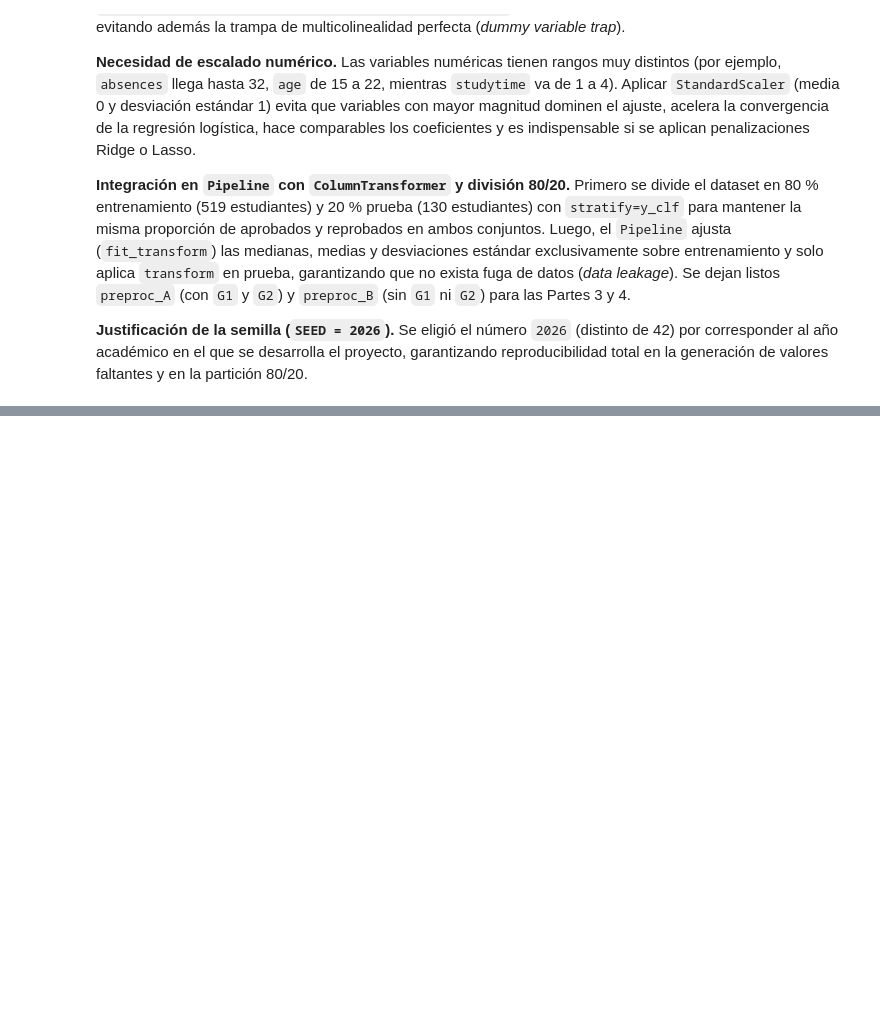
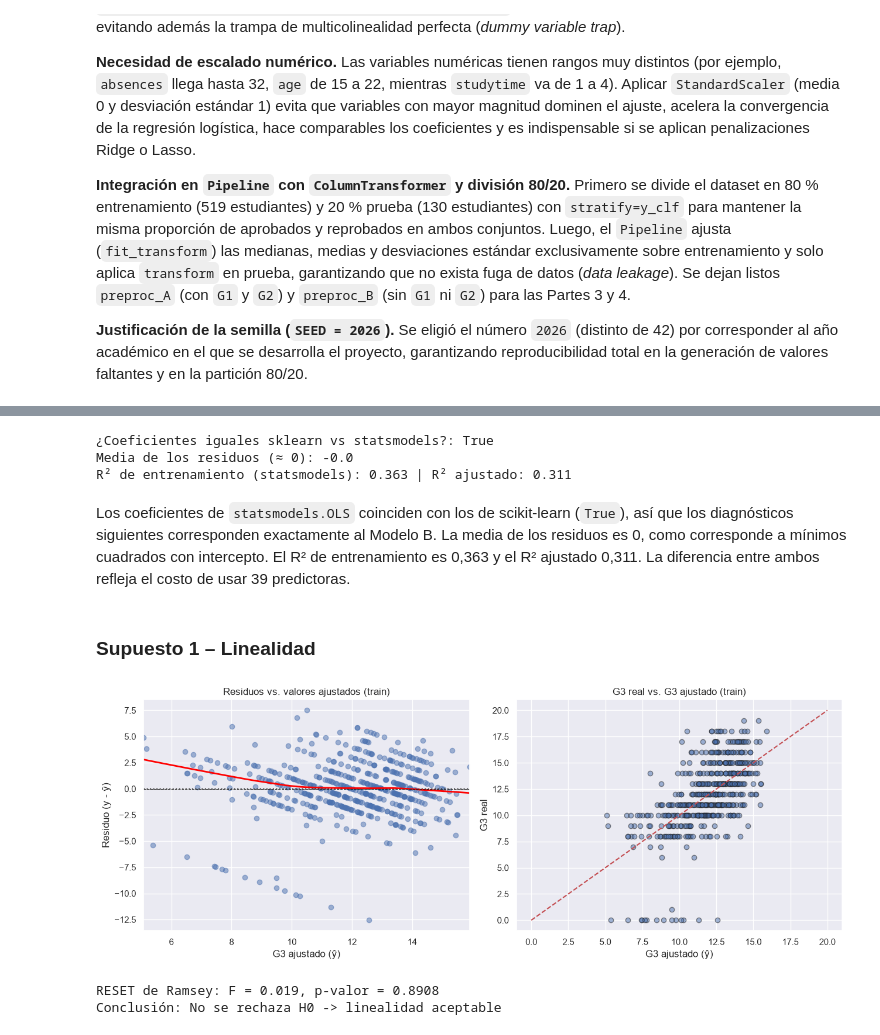
Before and after one commit to ugsaulzc/riesgo-academico-regresion-clasificacion, a Jupyter notebook: GRUPO_B-PROYECTO_1ER_PARCIAL_PARTE_EDA.ipynb, the cells around one changed output, grey strips where cells are left out. Drawn from its saved outputs; the diff is of its cells as text; code cells hidden in the pictures; blank space fills up the shorter version.

```diff
--- a/GRUPO_B-PROYECTO_1ER_PARCIAL_PARTE_EDA.ipynb
+++ b/GRUPO_B-PROYECTO_1ER_PARCIAL_PARTE_EDA.ipynb
@@ -501,0 +810,61 @@ Nulos en X_test_B_proc:  0
+# %%
+# ============================================================
+# 3.4 Supuestos del Modelo B: preparación
+#     Se analizan los residuos del conjunto de ENTRENAMIENTO (n = 519),
+#     que es donde se estimaron los coeficientes por mínimos cuadrados.
+# ============================================================
+prep_B_ajustado = pipe_B.named_steps["preprocesamiento"]
+X_train_B_mat = prep_B_ajustado.transform(X_train_B)     # matriz ya imputada/escalada/codificada
+X_train_B_df = pd.DataFrame(X_train_B_mat, columns=nombres_B, index=X_train_B.index)
+
+# Mismo modelo ajustado con statsmodels (OLS) para obtener pruebas estadísticas
+X_train_B_const = sm.add_constant(X_train_B_df)
+ols_B = sm.OLS(y_train_reg, X_train_B_const).fit()
+
+# Verificación: OLS de statsmodels y LinearRegression de sklearn dan los mismos coeficientes
+print("¿Coeficientes iguales sklearn vs statsmodels?:",
+      np.allclose(ols_B.params.drop("const").to_numpy(), pipe_B.named_steps["modelo"].coef_, atol=1e-6))
+
+ajustados_B = ols_B.fittedvalues            # ŷ en entrenamiento
+residuos_B = ols_B.resid                    # e = y - ŷ en entrenamiento
+residuos_std_B = ols_B.get_influence().resid_studentized_internal
+print("Media de los residuos (≈ 0):", round(residuos_B.mean(), 6))
+print(f"R² de entrenamiento (statsmodels): {ols_B.rsquared:.3f} | R² ajustado: {ols_B.rsquared_adj:.3f}")
+# %% [output]
+¿Coeficientes iguales sklearn vs statsmodels?: True
+Media de los residuos (≈ 0): -0.0
+R² de entrenamiento (statsmodels): 0.363 | R² ajustado: 0.311
+# %% [markdown]
+Los coeficientes de `statsmodels.OLS` coinciden con los de scikit-learn (`True`), así que los diagnósticos siguientes corresponden exactamente al Modelo B. La media de los residuos es 0, como corresponde a mínimos cuadrados con intercepto. El R² de entrenamiento es 0,363 y el R² ajustado 0,311. La diferencia entre ambos refleja el costo de usar 39 predictoras.
+# %% [markdown]
+### Supuesto 1 – Linealidad
+# %%
+# ------------------------------------------------------------
+# Supuesto 1: LINEALIDAD
+# ------------------------------------------------------------
+fig, axes = plt.subplots(1, 2, figsize=(13, 5))
+# (a) Residuos vs. valores ajustados con curva LOWESS: debería ser una nube plana alrededor de 0
+sns.residplot(x=ajustados_B, y=residuos_B, lowess=True, ax=axes[0],
+              scatter_kws={"alpha": 0.5}, line_kws={"color": "red", "lw": 2})
+axes[0].axhline(0, color="k", ls="--", lw=0.8)
+axes[0].set_title("Residuos vs. valores ajustados (train)")
+axes[0].set_xlabel("G3 ajustado (ŷ)")
+axes[0].set_ylabel("Residuo (y - ŷ)")
+# (b) Reales vs. ajustados: los puntos deberían seguir la diagonal
+axes[1].scatter(ajustados_B, y_train_reg, alpha=0.5, edgecolor="k")
+axes[1].plot([0, 20], [0, 20], "r--")
+axes[1].set_title("G3 real vs. G3 ajustado (train)")
+axes[1].set_xlabel("G3 ajustado (ŷ)")
+axes[1].set_ylabel("G3 real")
+plt.tight_layout()
+plt.show()
+
+# Prueba RESET de Ramsey. H0: la forma lineal es adecuada (no faltan términos no lineales)
+reset_B = linear_reset(ols_B, power=2, use_f=True)
+print(f"RESET de Ramsey: F = {float(reset_B.fvalue):.3f}, p-valor = {float(reset_B.pvalue):.4f}")
+print("Conclusión:", "No se rechaza H0 -> linealidad aceptable" if reset_B.pvalue >= 0.05
+      else "Se rechaza H0 -> hay indicios de no linealidad")
+# %% [output]
+[figure, added]
+RESET de Ramsey: F = 0.019, p-valor = 0.8908
+Conclusión: No se rechaza H0 -> linealidad aceptable
```
Also changed, not shown: parts of 42 cells of this notebook.
